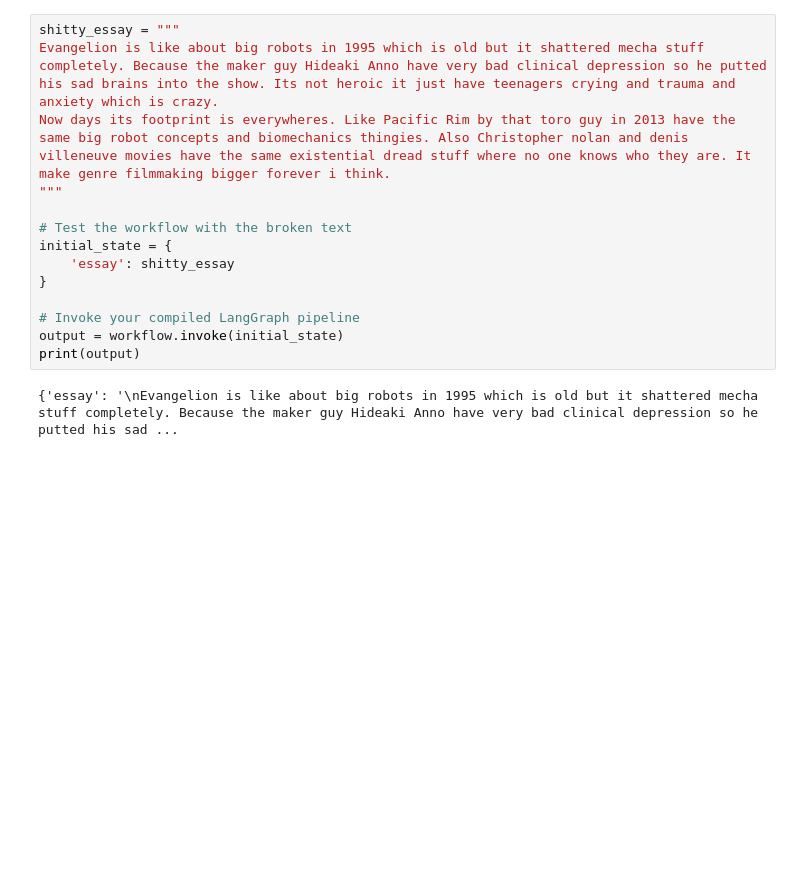
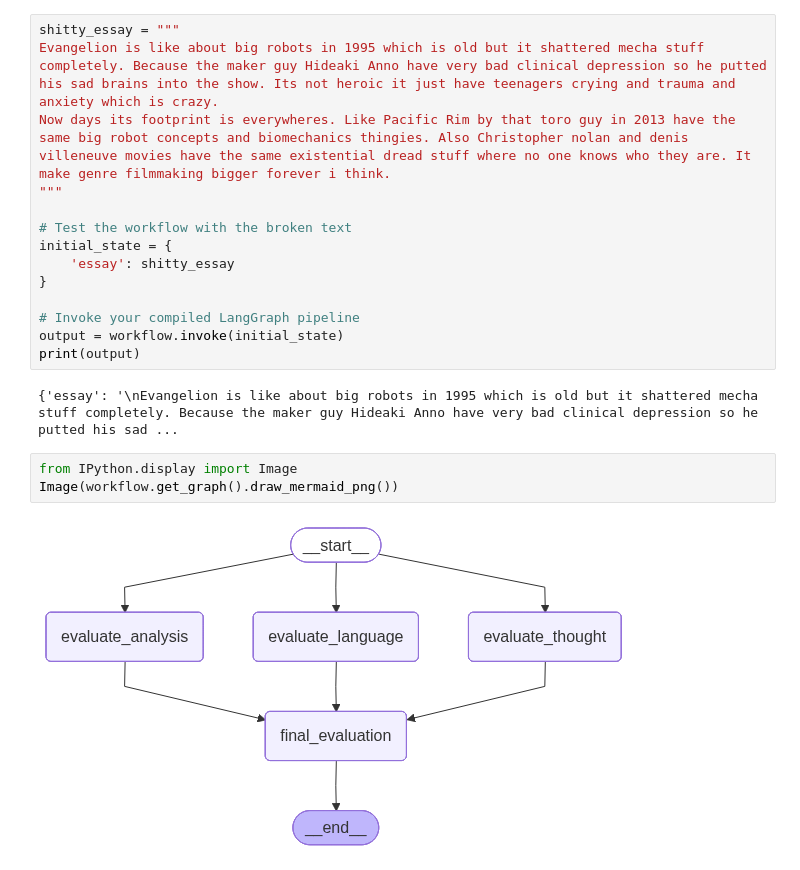
Before and after one commit to GitTanish/LangGraphEXP, a Jupyter notebook: 3.ParallelWorkflow/2_UPSC_essay_workflow.ipynb, the cells around one changed output. Cells and saved outputs as stored; diff of their text form; blank space fills up the shorter version.

```diff
--- a/3.ParallelWorkflow/2_UPSC_essay_workflow.ipynb
+++ b/3.ParallelWorkflow/2_UPSC_essay_workflow.ipynb
@@ -150,3 +151,8 @@ output = workflow.invoke(initial_state)
 print(output)
 # %% [output]
 {'essay': '\nEvangelion is like about big robots in 1995 which is old but it shattered mecha stuff completely. Because the maker guy Hideaki Anno have very bad clinical depression so he putted his sad ...
+# %%
+from IPython.display import Image
+Image(workflow.get_graph().draw_mermaid_png())
+# %% [output]
+[figure, added]
```
Also changed, not shown: parts of 3 cells of this notebook, 3 other files.
